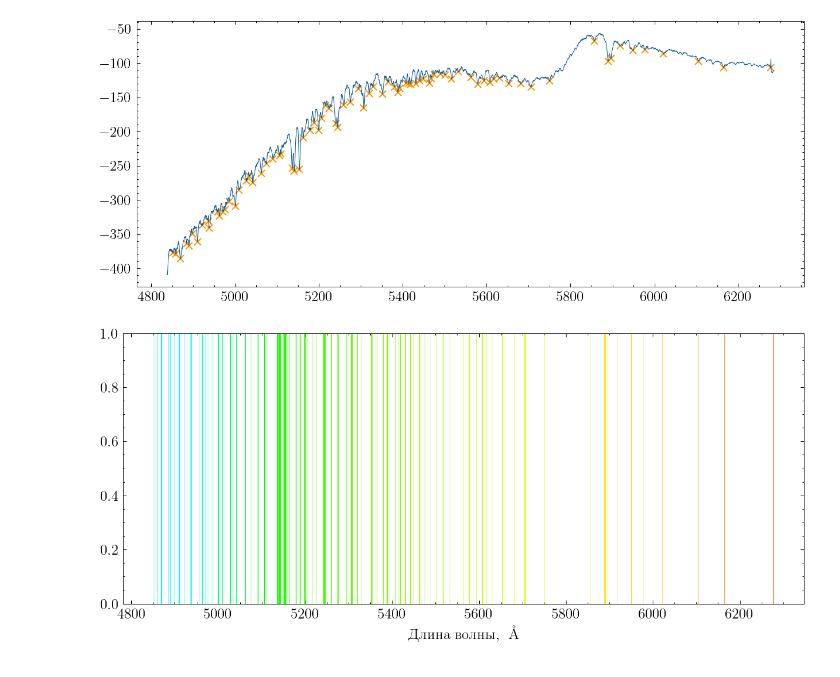
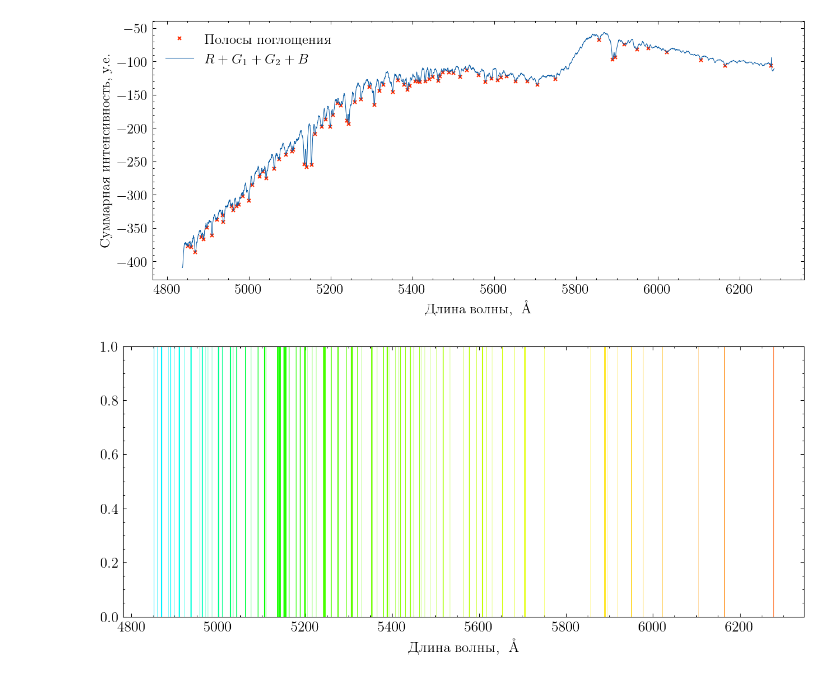
Before and after one commit to gleblug/experiment-automation, a Jupyter notebook: 5.2.9-determination-of-atmospheric-composition/plots.ipynb, the cells around one changed output. Saved outputs shown, nothing was run; the diff lists cells and outputs as text; code cells hidden in the pictures.

```diff
--- a/5.2.9-determination-of-atmospheric-composition/plots.ipynb
+++ b/5.2.9-determination-of-atmospheric-composition/plots.ipynb
@@ -37,20 +39,24 @@ plt.show()
 # %%
 sum_int = df[cols].sum(axis=1)
 
 from_idx = 800
 to_idx = -100
 
 y = np.array(sum_int[from_idx:to_idx])
 x = np.array(wl[from_idx:to_idx])
 
 peaks, prop = find_peaks(-y, prominence=5, distance=10)
-plt.plot(x[peaks], y[peaks], "x", color="C2")
-plt.plot(x, y, lw=.5)
+plt.plot(x[peaks], y[peaks], "x", color="C3", markersize=3, label="Полосы поглощения")
+plt.plot(x, y, lw=.5, label=r"$R + G_1 + G_2 + B$")
+
+plt.ylabel("Суммарная интенсивность, у.е.")
+plt.xlabel(r"Длина волны, $\textup{~\AA}$")
+plt.legend()
 
 plt.savefig("sum.png")
 plt.show()
 # %% [output]
-[figure, old version]
+[figure, new version]
 # %%
 def wavelength_to_rgb(wavelength, gamma=0.8):
     ''' taken from http://www.noah.org/wiki/Wavelength_to_RGB_in_Python
```
Also changed, not shown: parts of 1 cell of this notebook, 4 other files.
